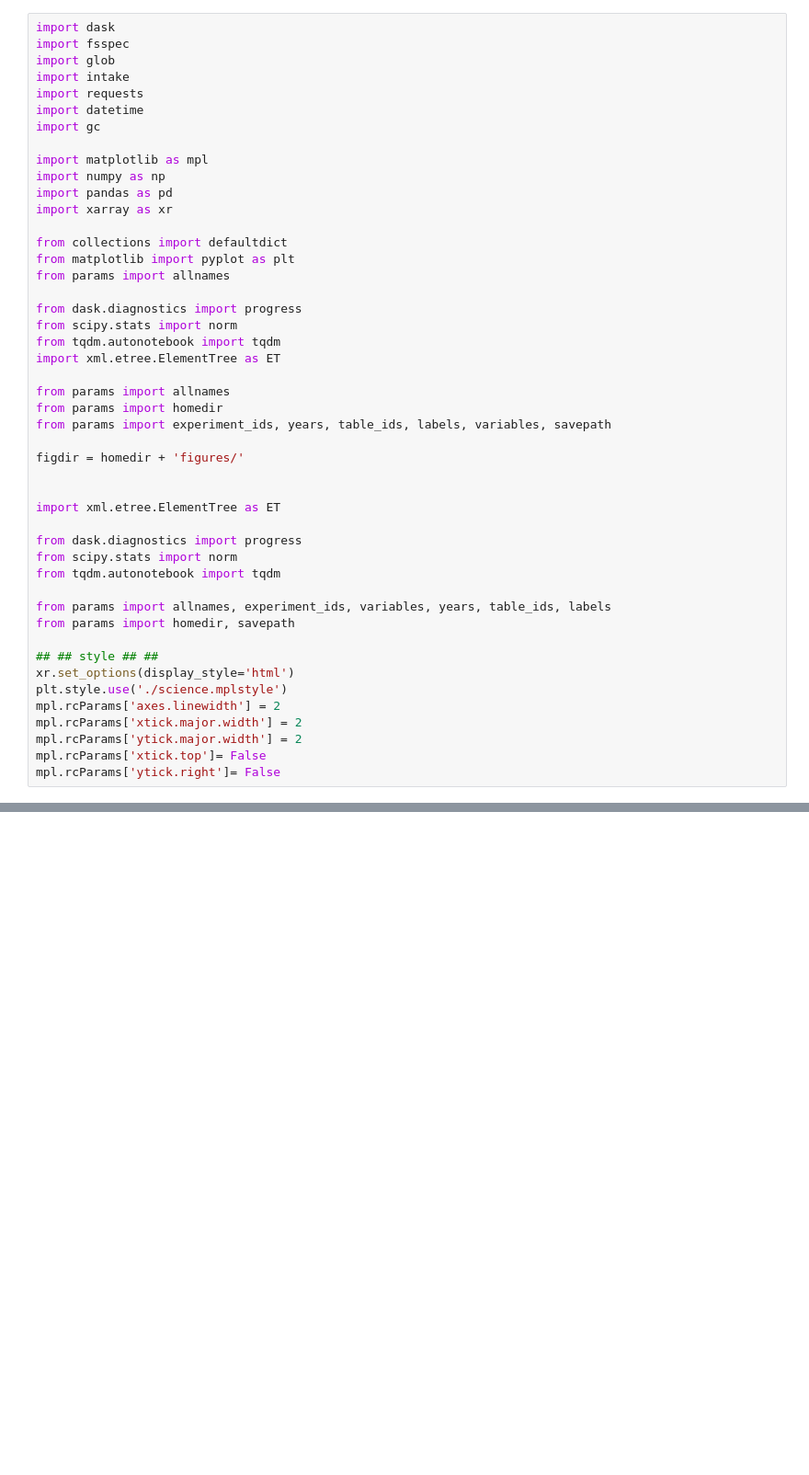
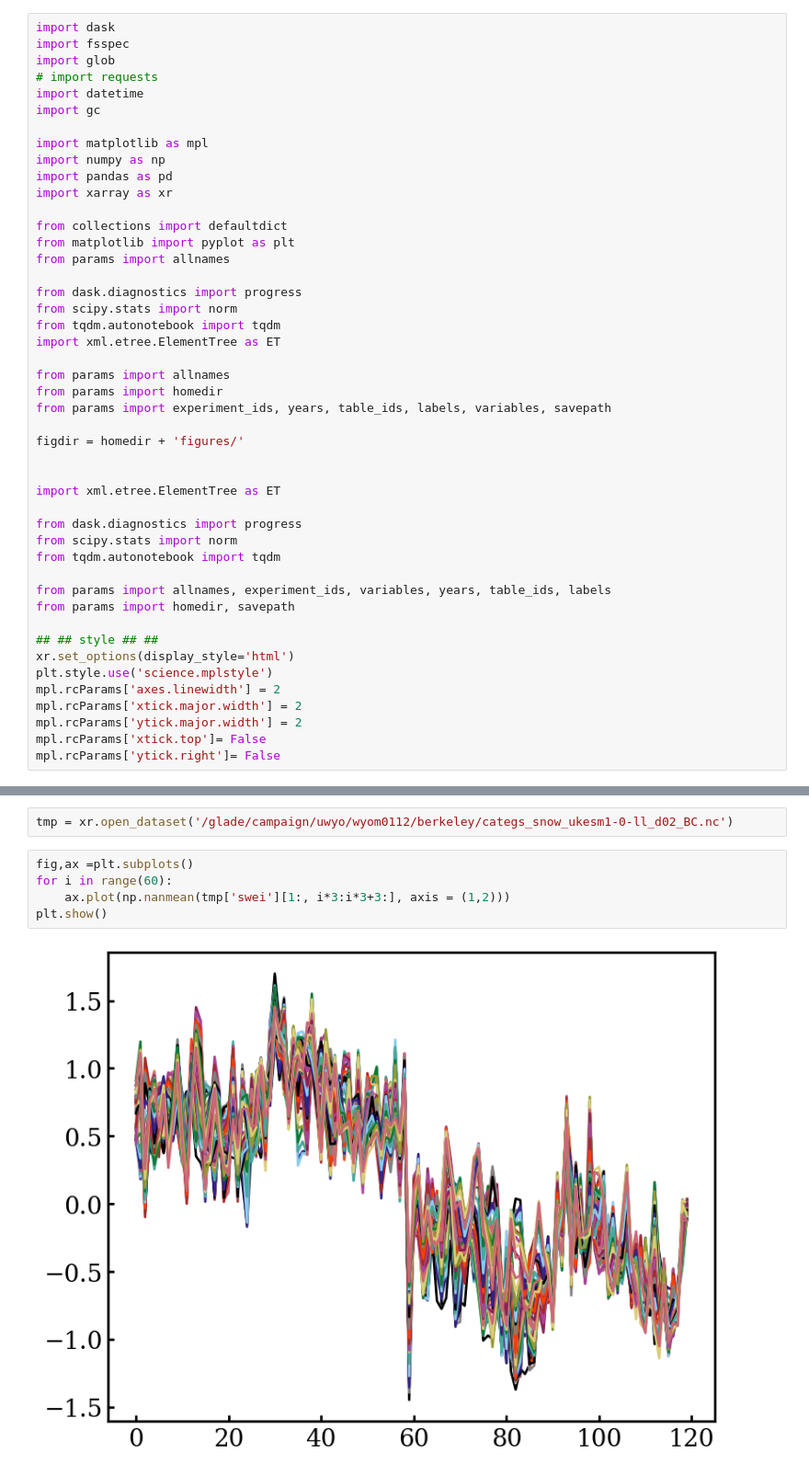
Before and after one commit to mariannecowherd/snow_drought, a Jupyter notebook: downscaling/downscale-swei.ipynb, the cells around one changed output, grey strips where cells are left out. Shown at 92% size. Cells and saved outputs as stored; diff of their text form; blank space fills up the shorter version.

```diff
--- a/downscaling/downscale-swei.ipynb
+++ b/downscaling/downscale-swei.ipynb
@@ -2,8 +2,7 @@
 import dask
 import fsspec
 import glob
-import intake
-import requests
+# import requests
 import datetime
 import gc
 
@@ -39,7 +38,7 @@ from params import homedir, savepath
 
 ## ## style ## ##
 xr.set_options(display_style='html')
-plt.style.use('./science.mplstyle')
+plt.style.use('science.mplstyle')
 mpl.rcParams['axes.linewidth'] = 2
 mpl.rcParams['xtick.major.width'] = 2
 mpl.rcParams['ytick.major.width'] = 2
@@ -450,0 +417,9 @@ def reshape_data(ds, var):
+# %%
+tmp = xr.open_dataset('/glade/campaign/uwyo/wyom0112/berkeley/categs_snow_ukesm1-0-ll_d02_BC.nc')
+# %%
+fig,ax =plt.subplots()
+for i in range(60):
+    ax.plot(np.nanmean(tmp['swei'][1:, i*3:i*3+3:], axis = (1,2)))
+plt.show()
+# %% [output]
+[figure, added]
```
Also changed, not shown: parts of 26 cells of this notebook, 23 other files.
